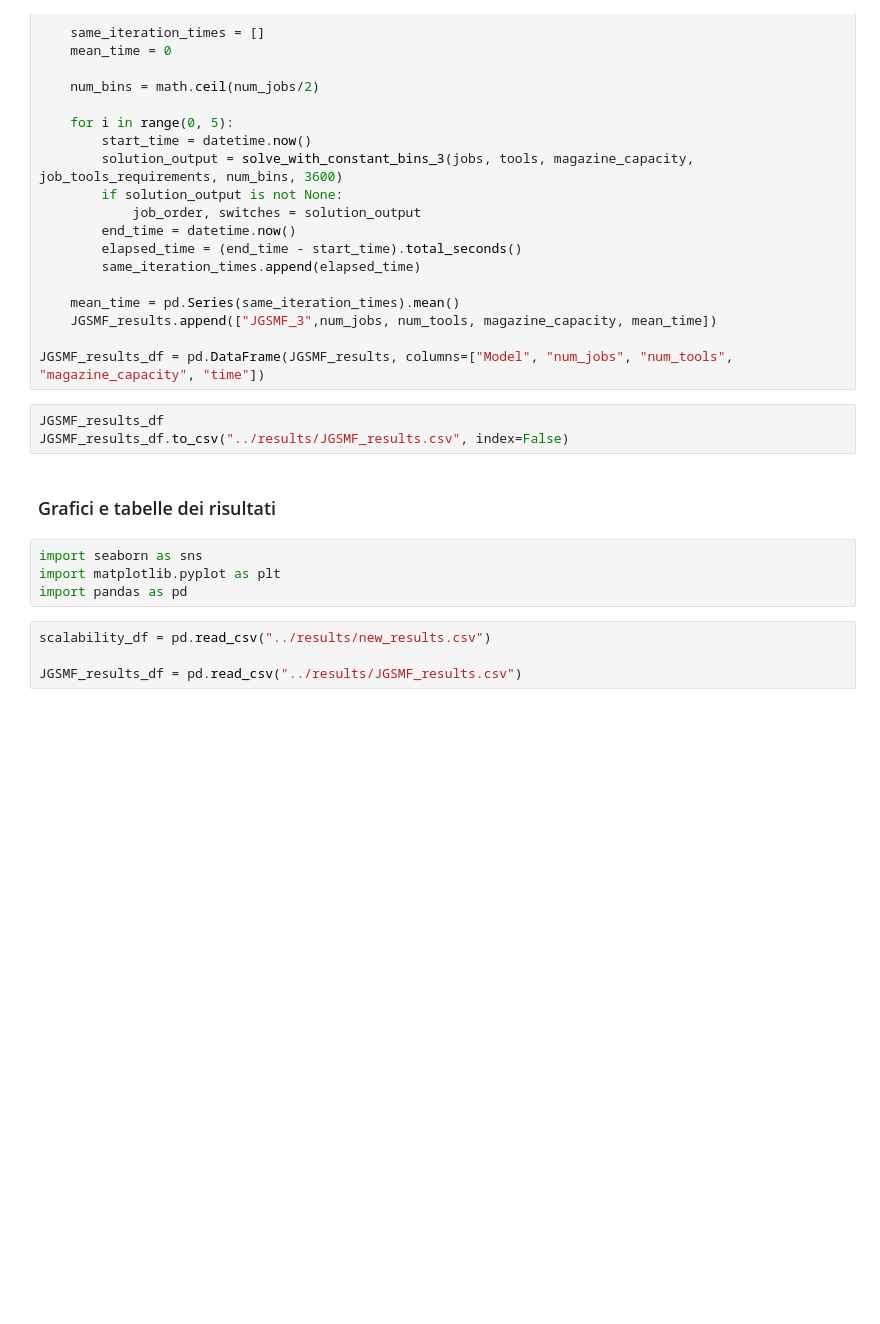
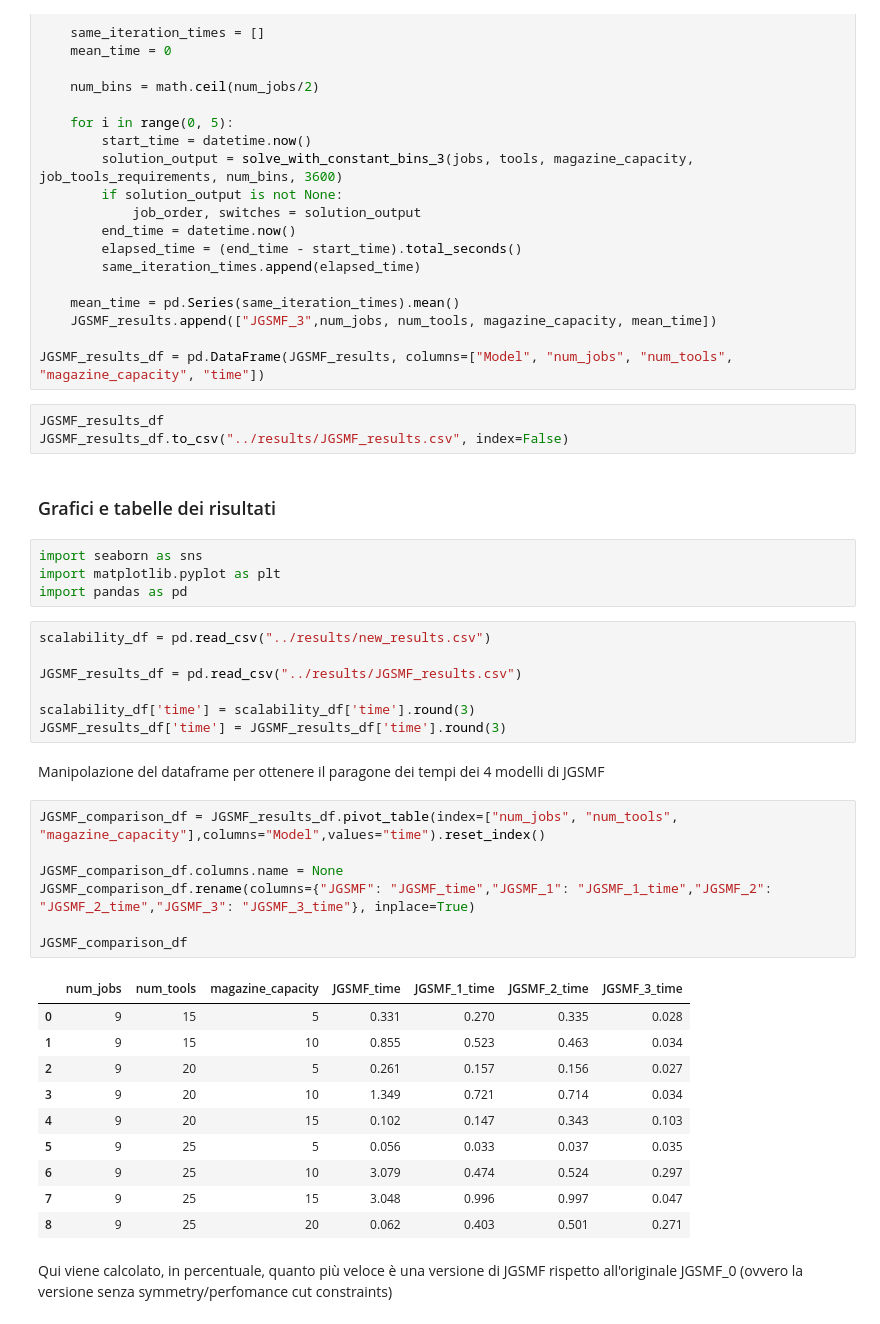
Before and after one commit to simonedivo/job-sequencing-and-tool-switching-problem, a Jupyter notebook: src/scalability.ipynb, the cells around one changed output. Saved outputs shown, nothing was run; the diff lists cells and outputs as text; blank space fills up the shorter version.

```diff
--- a/src/scalability.ipynb
+++ b/src/scalability.ipynb
@@ -310,3 +310,28 @@ import pandas as pd
 scalability_df = pd.read_csv("../results/new_results.csv")
 
 JGSMF_results_df = pd.read_csv("../results/JGSMF_results.csv")
+
+scalability_df['time'] = scalability_df['time'].round(3)
+JGSMF_results_df['time'] = JGSMF_results_df['time'].round(3)
+# %% [markdown]
+Manipolazione del dataframe per ottenere il paragone dei tempi dei 4 modelli di JGSMF
+# %%
+JGSMF_comparison_df = JGSMF_results_df.pivot_table(index=["num_jobs", "num_tools", "magazine_capacity"],columns="Model",values="time").reset_index()
+
+JGSMF_comparison_df.columns.name = None
+JGSMF_comparison_df.rename(columns={"JGSMF": "JGSMF_time","JGSMF_1": "JGSMF_1_time","JGSMF_2": "JGSMF_2_time","JGSMF_3": "JGSMF_3_time"}, inplace=True)
+
+JGSMF_comparison_df
+# %% [output]
+|  | num_jobs | num_tools | magazine_capacity | JGSMF_time | JGSMF_1_time | JGSMF_2_time | JGSMF_3_time |
+| 0 | 9 | 15 | 5 | 0.331 | 0.270 | 0.335 | 0.028 |
+| 1 | 9 | 15 | 10 | 0.855 | 0.523 | 0.463 | 0.034 |
+| 2 | 9 | 20 | 5 | 0.261 | 0.157 | 0.156 | 0.027 |
+| 3 | 9 | 20 | 10 | 1.349 | 0.721 | 0.714 | 0.034 |
+| 4 | 9 | 20 | 15 | 0.102 | 0.147 | 0.343 | 0.103 |
+| 5 | 9 | 25 | 5 | 0.056 | 0.033 | 0.037 | 0.035 |
+| 6 | 9 | 25 | 10 | 3.079 | 0.474 | 0.524 | 0.297 |
+| 7 | 9 | 25 | 15 | 3.048 | 0.996 | 0.997 | 0.047 |
+| 8 | 9 | 25 | 20 | 0.062 | 0.403 | 0.501 | 0.271 |
+# %% [markdown]
+Qui viene calcolato, in percentuale, quanto più veloce è una versione di JGSMF rispetto all'originale JGSMF_0 (ovvero la versione senza symmetry/perfomance cut constraints)
```
Also changed, not shown: parts of 5 cells of this notebook.
